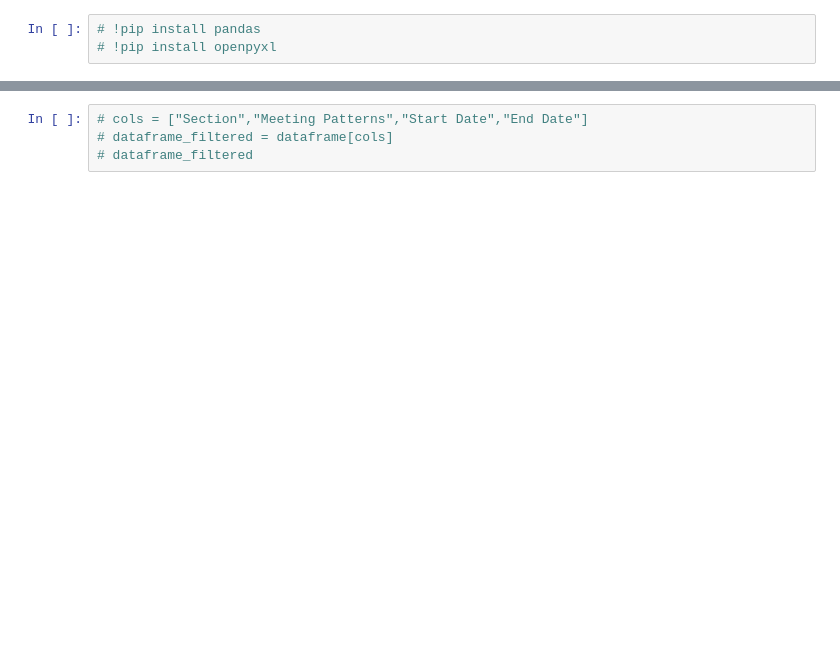
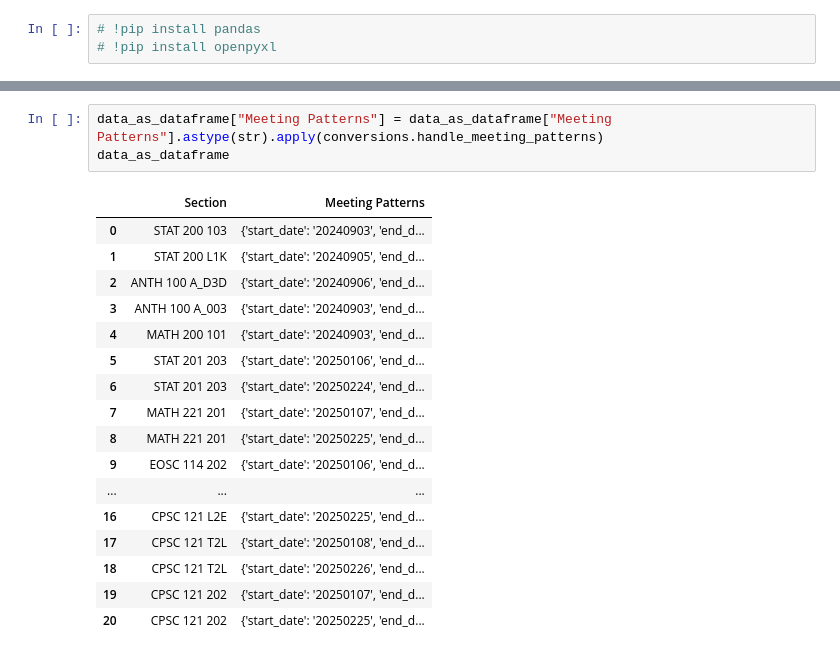
Before and after one commit to andrei-doroteo/.adoroteo01_workday_to_calendar, a Jupyter notebook: schedule.ipynb, the cells around one changed output, grey strips where cells are left out. Drawn from its saved outputs; the diff is of its cells as text; blank space fills up the shorter version.

```diff
--- a/schedule.ipynb
+++ b/schedule.ipynb
@@ -67,4 +155,21 @@ Name: Section, dtype: object
-# %%
-# cols = ["Section","Meeting Patterns","Start Date","End Date"]
-# dataframe_filtered = dataframe[cols]
-# dataframe_filtered
+# %%
+data_as_dataframe["Meeting Patterns"] = data_as_dataframe["Meeting Patterns"].astype(str).apply(conversions.handle_meeting_patterns)
+data_as_dataframe
+# %% [output]
+|  | Section | Meeting Patterns |
+| 0 | STAT 200 103 | {'start_date': '20240903', 'end_d... |
+| 1 | STAT 200 L1K | {'start_date': '20240905', 'end_d... |
+| 2 | ANTH 100 A_D3D | {'start_date': '20240906', 'end_d... |
+| 3 | ANTH 100 A_003 | {'start_date': '20240903', 'end_d... |
+| 4 | MATH 200 101 | {'start_date': '20240903', 'end_d... |
+| 5 | STAT 201 203 | {'start_date': '20250106', 'end_d... |
+| 6 | STAT 201 203 | {'start_date': '20250224', 'end_d... |
+| 7 | MATH 221 201 | {'start_date': '20250107', 'end_d... |
+| 8 | MATH 221 201 | {'start_date': '20250225', 'end_d... |
+| 9 | EOSC 114 202 | {'start_date': '20250106', 'end_d... |
+| ... | ... | ... |
+| 16 | CPSC 121 L2E | {'start_date': '20250225', 'end_d... |
+| 17 | CPSC 121 T2L | {'start_date': '20250108', 'end_d... |
+| 18 | CPSC 121 T2L | {'start_date': '20250226', 'end_d... |
+| 19 | CPSC 121 202 | {'start_date': '20250107', 'end_d... |
+| 20 | CPSC 121 202 | {'start_date': '20250225', 'end_d... |
```
Also changed, not shown: parts of 17 cells of this notebook.
